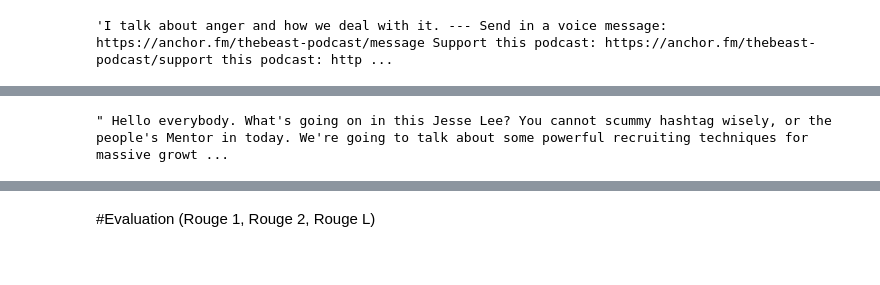
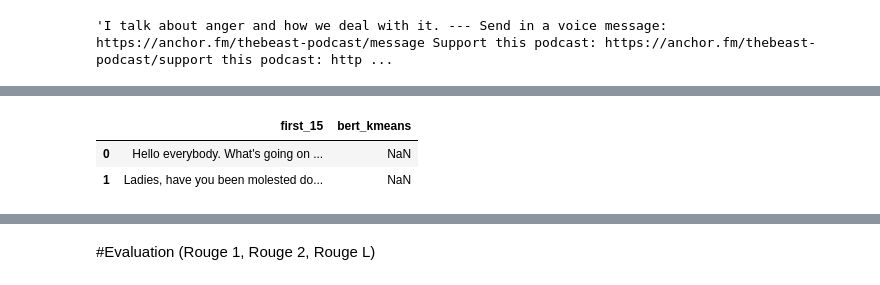
Before and after one commit to paulowoicho/msc_project, a Jupyter notebook: Summarization_Task_Results_and_Evaluation.ipynb, the cells around one changed output, grey strips where cells are left out. Saved outputs shown, nothing was run; the diff lists cells and outputs as text; code cells hidden in the pictures.

```diff
--- a/Summarization_Task_Results_and_Evaluation.ipynb
+++ b/Summarization_Task_Results_and_Evaluation.ipynb
@@ -282,0 +299,8 @@ one_fifty_gold_summaries.to_csv('150_gold.csv', index=False)
+# %%
+import nltk
+nltk.download('punkt')
+from nltk.tokenize import sent_tokenize
+
+def first_five(transcript, threshold):
+  sentences = sent_tokenize(transcript)
+  return ' '.join(sentences[:threshold])
@@ -282,0 +310,3 @@ one_fifty_gold_summaries.to_csv('150_gold.csv', index=False)
+# %%
+results['first_five'] = results.apply(lambda row: first_five(row['transcript'], 5), axis=1)
+results.to_csv('150_gold.csv', index=False)
@@ -506,8 +523,0 @@ results.head(2)
-# %%
-import nltk
-nltk.download('punkt')
-from nltk.tokenize import sent_tokenize
-
-def first_five(transcript):
-  sentences = sent_tokenize(transcript)
-  return ' '.join(sentences[:5])
@@ -517,7 +528,10 @@ def first_five(transcript):
 # %%
-results['first_five'] = results.apply(lambda row: first_five(row['transcript']), axis=1)
-results.to_csv('150_gold.csv', index=False)
+#first_15
+extractive_results = pd.DataFrame(columns=['first_15', 'bert_kmeans'])
+extractive_results['first_15'] = results.apply(lambda row: first_five(row['transcript'], 15), axis=1)
+
+extractive_results.head(2)
+# %% [output]
+|  | first_15 | bert_kmeans |
+| 0 | Hello everybody. What's going on ... | NaN |
+| 1 | Ladies, have you been molested do... | NaN |
-# %%
-results.iloc[0]['first_five']
-# %% [output]
-" Hello everybody. What's going on in this Jesse Lee? You cannot scummy hashtag wisely, or the people's Mentor in today. We're going to talk about some powerful recruiting techniques for massive growt ...
```
Also changed, not shown: parts of 14 cells of this notebook.
